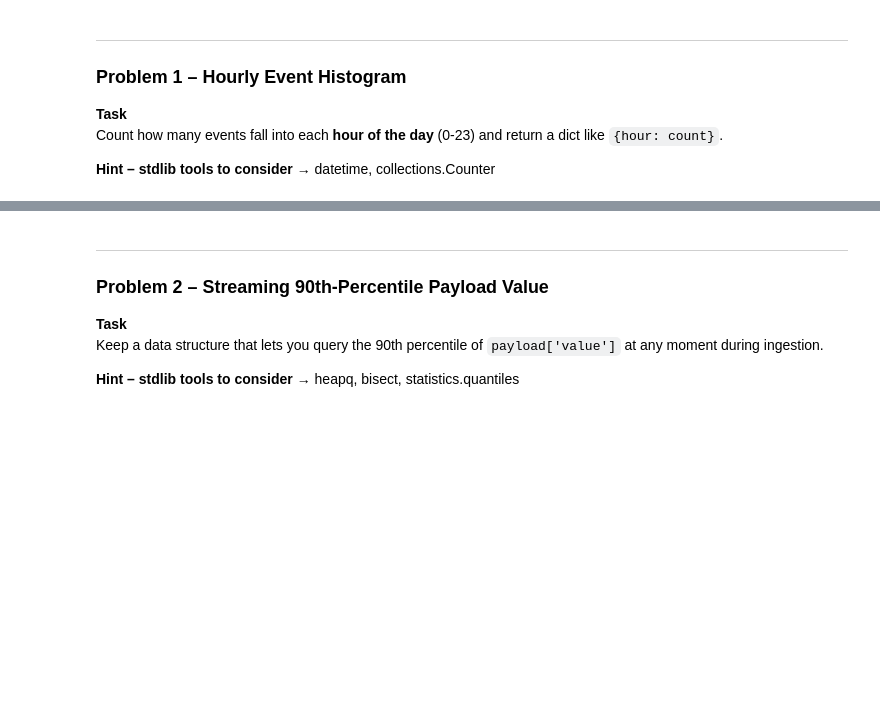
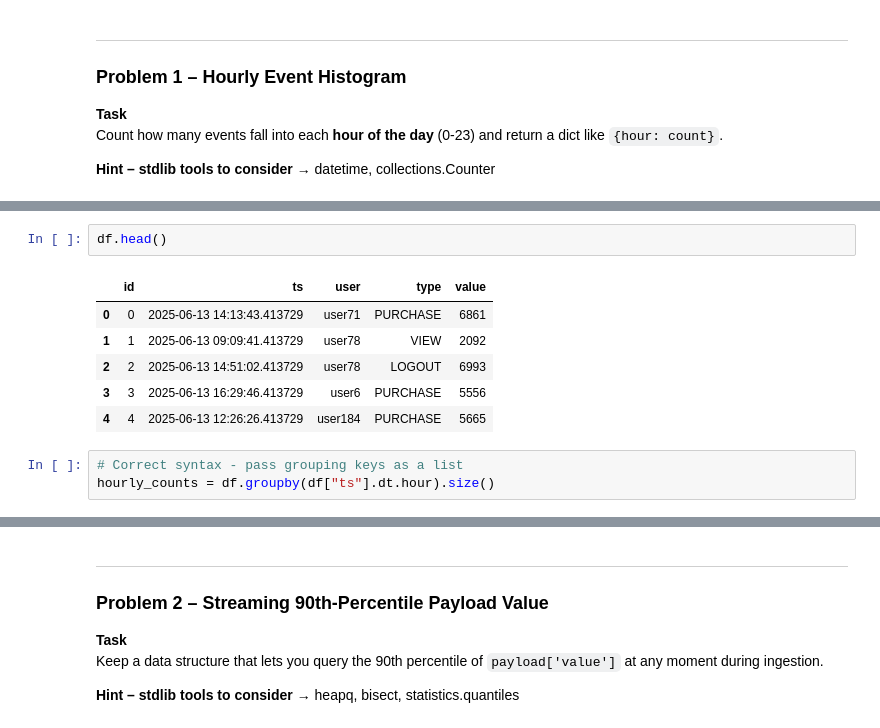
Before and after one commit to brisacoder/lerner, a Jupyter notebook: async/event_processing_extra_blank.ipynb, the cells around one changed output, grey strips where cells are left out. Saved outputs shown, nothing was run; the diff lists cells and outputs as text; blank space fills up the shorter version.

```diff
--- a/async/event_processing_extra_blank.ipynb
+++ b/async/event_processing_extra_blank.ipynb
@@ -53,0 +64,12 @@ Count how many events fall into each **hour of the day** (0‑23) and return a d
+# %%
+df.head()
+# %% [output]
+|  | id | ts | user | type | value |
+| 0 | 0 | 2025-06-13 14:13:43.413729 | user71 | PURCHASE | 6861 |
+| 1 | 1 | 2025-06-13 09:09:41.413729 | user78 | VIEW | 2092 |
+| 2 | 2 | 2025-06-13 14:51:02.413729 | user78 | LOGOUT | 6993 |
+| 3 | 3 | 2025-06-13 16:29:46.413729 | user6 | PURCHASE | 5556 |
+| 4 | 4 | 2025-06-13 12:26:26.413729 | user184 | PURCHASE | 5665 |
+# %%
+# Correct syntax - pass grouping keys as a list
+hourly_counts = df.groupby(df["ts"].dt.hour).size()
```
Also changed, not shown: parts of 13 cells of this notebook.
